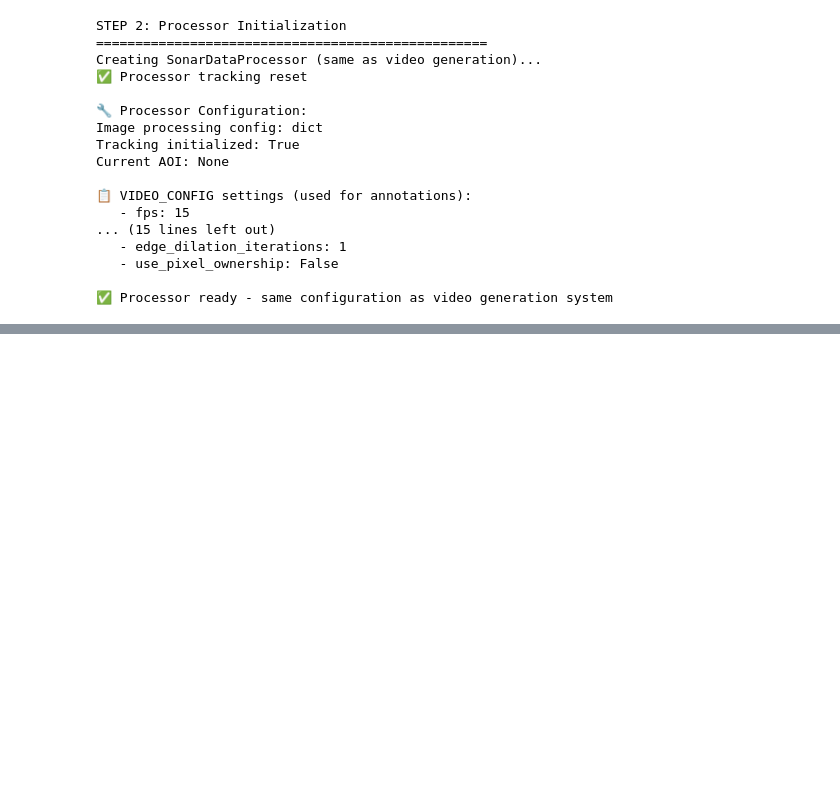
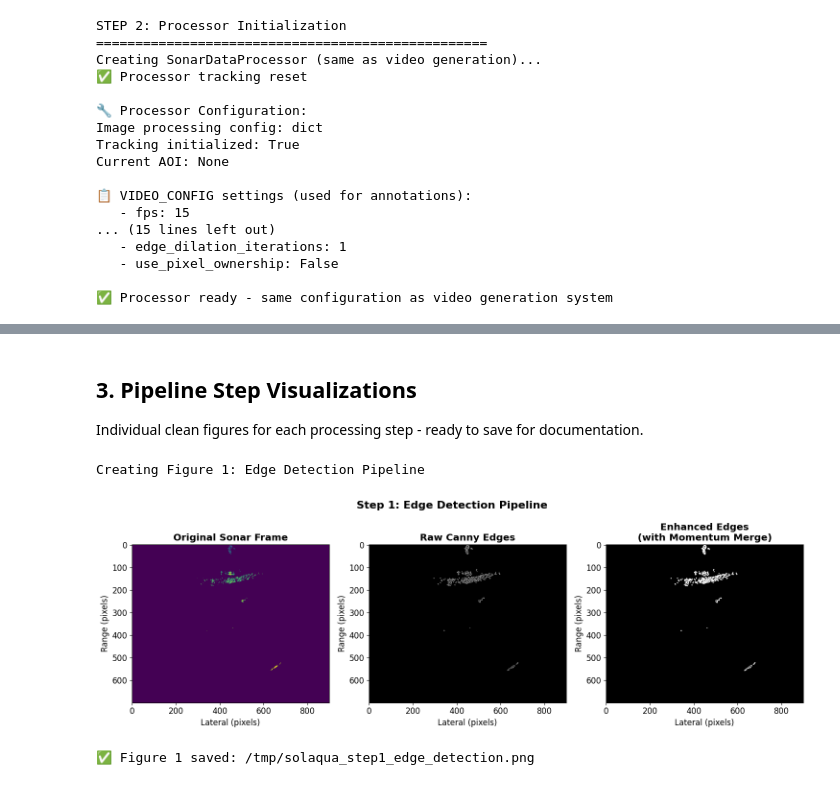
Before and after one commit to eirivarn/SonarLocalizationProject, a Jupyter notebook: 07_pipeline_visualization.ipynb, the cells around one changed output, grey strips where cells are left out. Cells and saved outputs as stored; diff of their text form; code cells hidden in the pictures; blank space fills up the shorter version.

```diff
--- a/07_pipeline_visualization.ipynb
+++ b/07_pipeline_visualization.ipynb
@@ -1124,0 +209,45 @@ Video saved to: demo_video.mp4
+# %% [markdown]
+## 3. Pipeline Step Visualizations
+
+Individual clean figures for each processing step - ready to save for documentation.
+# %%
+# Step 1: Edge Detection Pipeline
+print("Creating Figure 1: Edge Detection Pipeline")
+
+# Import the actual preprocessing function used in video generation
+from utils.sonar_image_analysis import preprocess_edges
+
+# Run the exact preprocessing used in analyze_frame()
+edges_raw, edges_proc = preprocess_edges(frame_u8, IMAGE_PROCESSING_CONFIG)
+
+# Create clean edge detection visualization
+fig, axes = plt.subplots(1, 3, figsize=(15, 5))
+fig.suptitle('Step 1: Edge Detection Pipeline', fontsize=16, fontweight='bold')
+
+# Original frame
+axes[0].imshow(frame_u8, cmap='viridis', aspect='auto')
+axes[0].set_title('Original Sonar Frame', fontweight='bold')
+axes[0].set_xlabel('Lateral (pixels)')
+axes[0].set_ylabel('Range (pixels)')
+
+# Raw Canny edges
+axes[1].imshow(edges_raw, cmap='gray', aspect='auto')
+axes[1].set_title('Raw Canny Edges', fontweight='bold')
+axes[1].set_xlabel('Lateral (pixels)')
+axes[1].set_ylabel('Range (pixels)')
+
+# Enhanced edges with momentum merging
+axes[2].imshow(edges_proc, cmap='gray', aspect='auto')
+axes[2].set_title('Enhanced Edges\n(with Momentum Merge)', fontweight='bold')
+axes[2].set_xlabel('Lateral (pixels)')
+axes[2].set_ylabel('Range (pixels)')
+
+plt.tight_layout()
+plt.savefig('/tmp/solaqua_step1_edge_detection.png', dpi=300, bbox_inches='tight')
+plt.show()
+
+print("✅ Figure 1 saved: /tmp/solaqua_step1_edge_detection.png")
+# %% [output]
+Creating Figure 1: Edge Detection Pipeline
+[figure, added]
+✅ Figure 1 saved: /tmp/solaqua_step1_edge_detection.png
```
Also changed, not shown: parts of 16 cells of this notebook, 3 other files.
